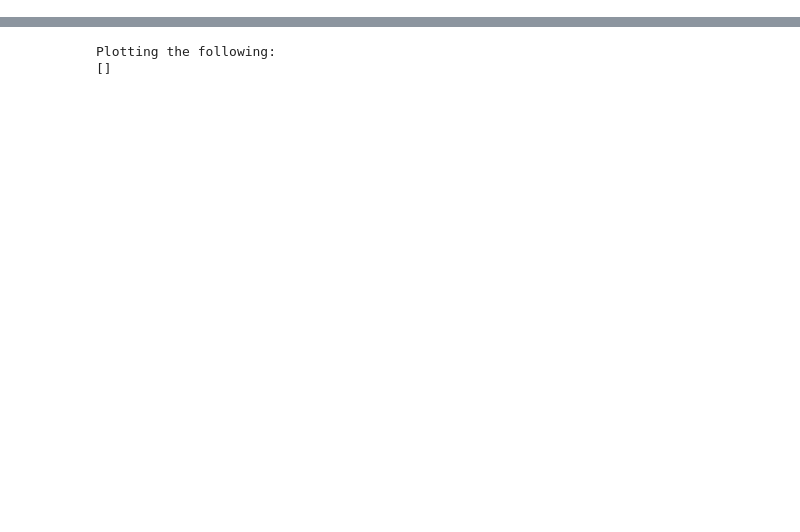
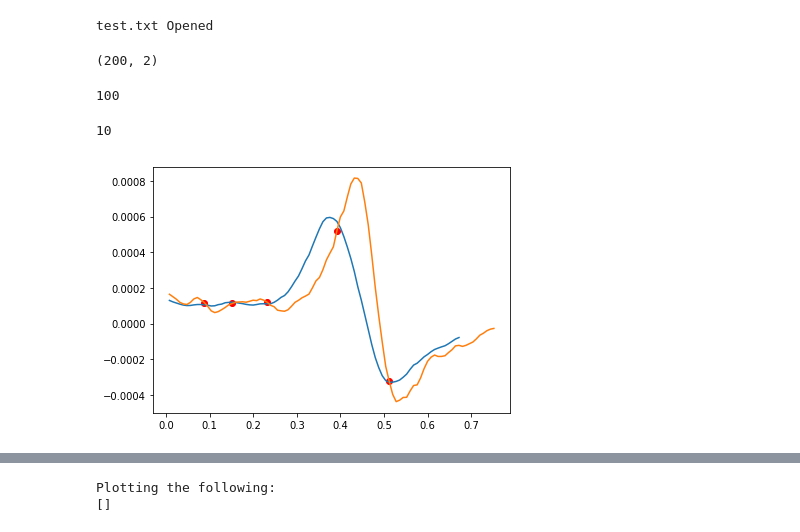
Before and after one commit to sabiharustam/voltcycle, a Jupyter notebook: VoltCycle/trial.ipynb, the cells around one changed output, grey strips where cells are left out. Saved outputs shown, nothing was run; the diff lists cells and outputs as text; code cells hidden in the pictures; blank space fills up the shorter version.

```diff
--- a/VoltCycle/trial.ipynb
+++ b/VoltCycle/trial.ipynb
@@ -9,0 +145,25 @@ import glob
+# %%
+dict_1, n_cycle = file_read.read_file('test.txt')
+# %% [output]
+test.txt Opened
+# %%
+df = file_read.data_frame(dict_1, 2)
+# %%
+df.shape
+# %% [output]
+(200, 2)
+# %%
+#c using a b for x and y
+a = pd.to_numeric(df['Potential'])
+b = pd.to_numeric(df['Current'])
+# %%
+a1,a2=baseline.split_vector(a)
+b1,b2=baseline.split_vector(b)
+len(b1)
+# %% [output]
+100
+# %%
+baseline.finds_critical_idx(a1,b1)
+# %% [output]
+10
+[figure, added]
```
Also changed, not shown: parts of 24 cells of this notebook, 6 other files.
